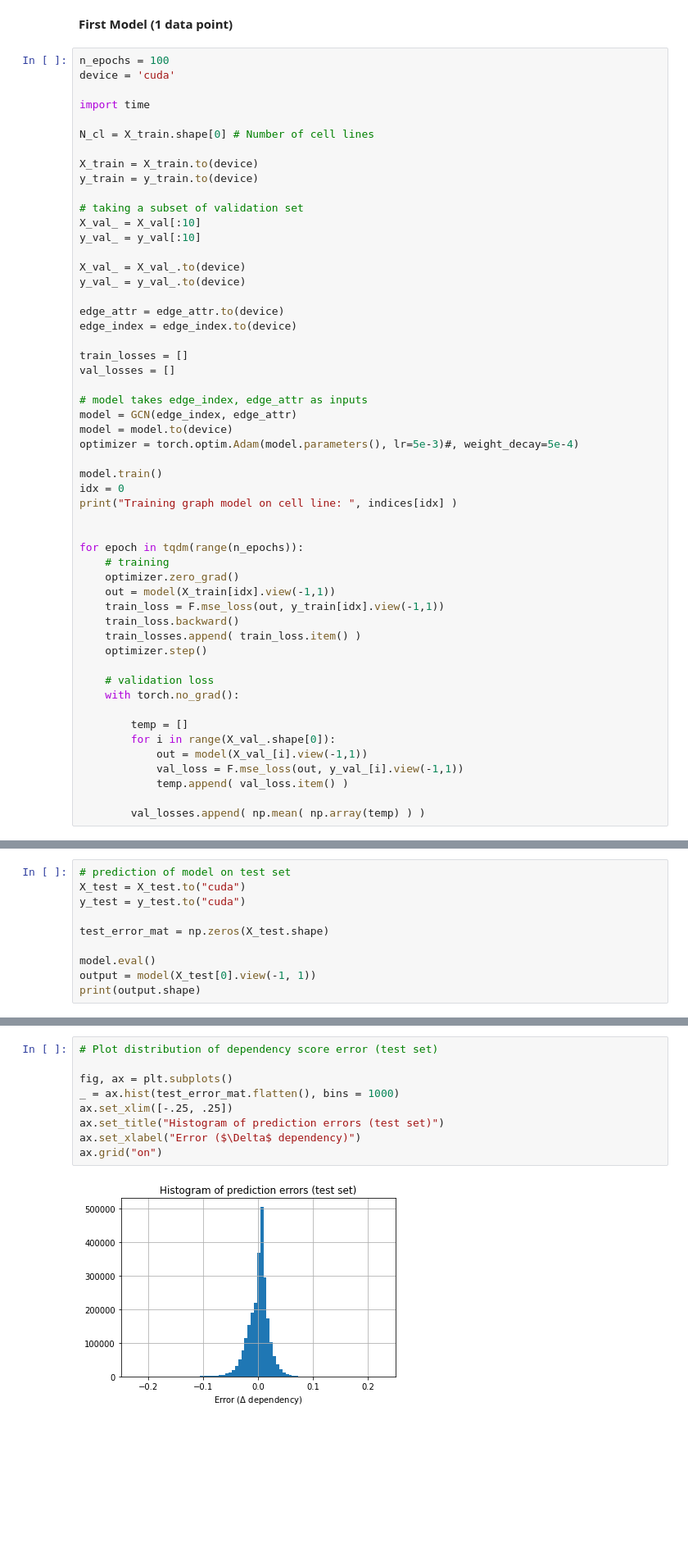
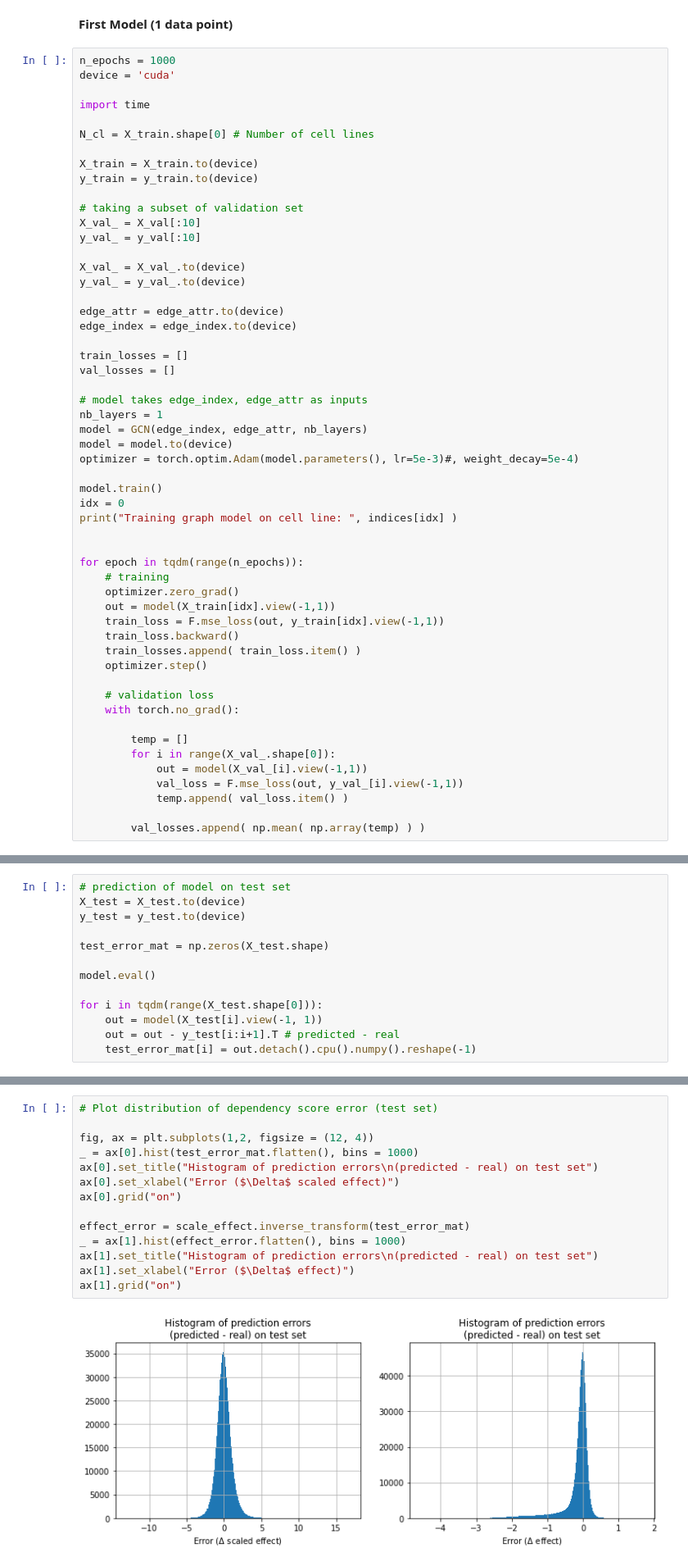
Before and after one commit to MatDagommer/crispr-genomics, a Jupyter notebook: graphNN.ipynb, the cells around one changed output, grey strips where cells are left out. Shown at 82% size. Saved outputs shown, nothing was run; the diff lists cells and outputs as text; blank space fills up the shorter version.

```diff
--- a/graphNN.ipynb
+++ b/graphNN.ipynb
@@ -328,7 +327,7 @@ class GCN(torch.nn.Module):
 # %% [markdown]
 **First Model (1 data point)**
 # %%
-n_epochs = 100
+n_epochs = 1000
 device = 'cuda'
 
 import time
@@ -352,7 +351,8 @@ train_losses = []
 val_losses = []
 
 # model takes edge_index, edge_attr as inputs
-model = GCN(edge_index, edge_attr)
+nb_layers = 1
+model = GCN(edge_index, edge_attr, nb_layers)
 model = model.to(device)
 optimizer = torch.optim.Adam(model.parameters(), lr=5e-3)#, weight_decay=5e-4)
 
@@ -408,10 +411,13 @@ plt.savefig('3layerconvGNN_1cl.png', bbox_inches = 'tight')
 # %%
 # prediction of model on test set
-X_test = X_test.to("cuda")
-y_test = y_test.to("cuda")
+X_test = X_test.to(device)
+y_test = y_test.to(device)
 
 test_error_mat = np.zeros(X_test.shape)
 
 model.eval()
-output = model(X_test[0].view(-1, 1))
-print(output.shape)
+
+for i in tqdm(range(X_test.shape[0])):
+    out = model(X_test[i].view(-1, 1))
+    out = out - y_test[i:i+1].T # predicted - real
+    test_error_mat[i] = out.detach().cpu().numpy().reshape(-1)
@@ -424,11 +424,16 @@ for i in tqdm(range(X_test.shape[0])):
 # %%
 # Plot distribution of dependency score error (test set)
 
-fig, ax = plt.subplots()
-_ = ax.hist(test_error_mat.flatten(), bins = 1000)
-ax.set_xlim([-.25, .25])
-ax.set_title("Histogram of prediction errors (test set)")
-ax.set_xlabel("Error ($\Delta$ dependency)")
-ax.grid("on")
+fig, ax = plt.subplots(1,2, figsize = (12, 4))
+_ = ax[0].hist(test_error_mat.flatten(), bins = 1000)
+ax[0].set_title("Histogram of prediction errors\n(predicted - real) on test set")
+ax[0].set_xlabel("Error ($\Delta$ scaled effect)")
+ax[0].grid("on")
+
+effect_error = scale_effect.inverse_transform(test_error_mat)
+_ = ax[1].hist(effect_error.flatten(), bins = 1000)
+ax[1].set_title("Histogram of prediction errors\n(predicted - real) on test set")
+ax[1].set_xlabel("Error ($\Delta$ effect)")
+ax[1].grid("on")
 # %% [output]
-[figure, old version]
+[figure, new version]
```
Also changed, not shown: parts of 14 cells of this notebook.
